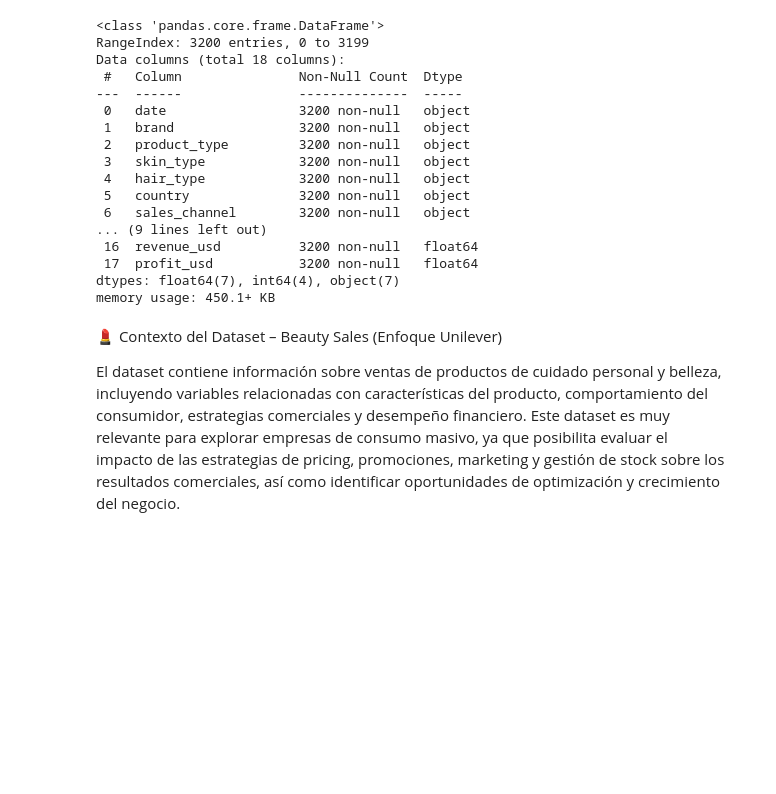
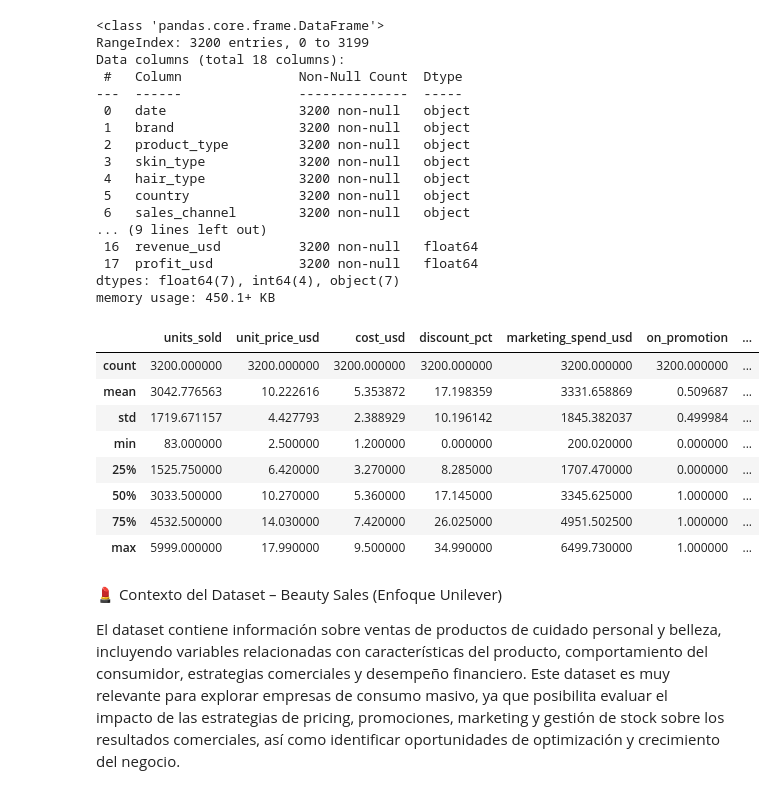
Before and after one commit to Rubis-Becerra/DS1_Datasets, a Jupyter notebook: notebooks/Datasets+Becerra.ipynb, the cells around one changed output. Saved outputs shown, nothing was run; the diff lists cells and outputs as text; code cells hidden in the pictures; blank space fills up the shorter version.

```diff
--- a/notebooks/Datasets+Becerra.ipynb
+++ b/notebooks/Datasets+Becerra.ipynb
@@ -44,6 +44,18 @@ Data columns (total 18 columns):
  17  profit_usd           3200 non-null   float64
 dtypes: float64(7), int64(4), object(7)
 memory usage: 450.1+ KB
+# %%
+df_beauty.describe()
+# %% [output]
+|  | units_sold | unit_price_usd | cost_usd | discount_pct | marketing_spend_usd | on_promotion | ... |
+| count | 3200.000000 | 3200.000000 | 3200.000000 | 3200.000000 | 3200.000000 | 3200.000000 | ... |
+| mean | 3042.776563 | 10.222616 | 5.353872 | 17.198359 | 3331.658869 | 0.509687 | ... |
+| std | 1719.671157 | 4.427793 | 2.388929 | 10.196142 | 1845.382037 | 0.499984 | ... |
+| min | 83.000000 | 2.500000 | 1.200000 | 0.000000 | 200.020000 | 0.000000 | ... |
+| 25% | 1525.750000 | 6.420000 | 3.270000 | 8.285000 | 1707.470000 | 0.000000 | ... |
+| 50% | 3033.500000 | 10.270000 | 5.360000 | 17.145000 | 3345.625000 | 1.000000 | ... |
+| 75% | 4532.500000 | 14.030000 | 7.420000 | 26.025000 | 4951.502500 | 1.000000 | ... |
+| max | 5999.000000 | 17.990000 | 9.500000 | 34.990000 | 6499.730000 | 1.000000 | ... |
 # %% [markdown]
 💄 Contexto del Dataset – Beauty Sales (Enfoque Unilever)
 
```
Also changed, not shown: parts of 2 cells of this notebook, 2 other files.
